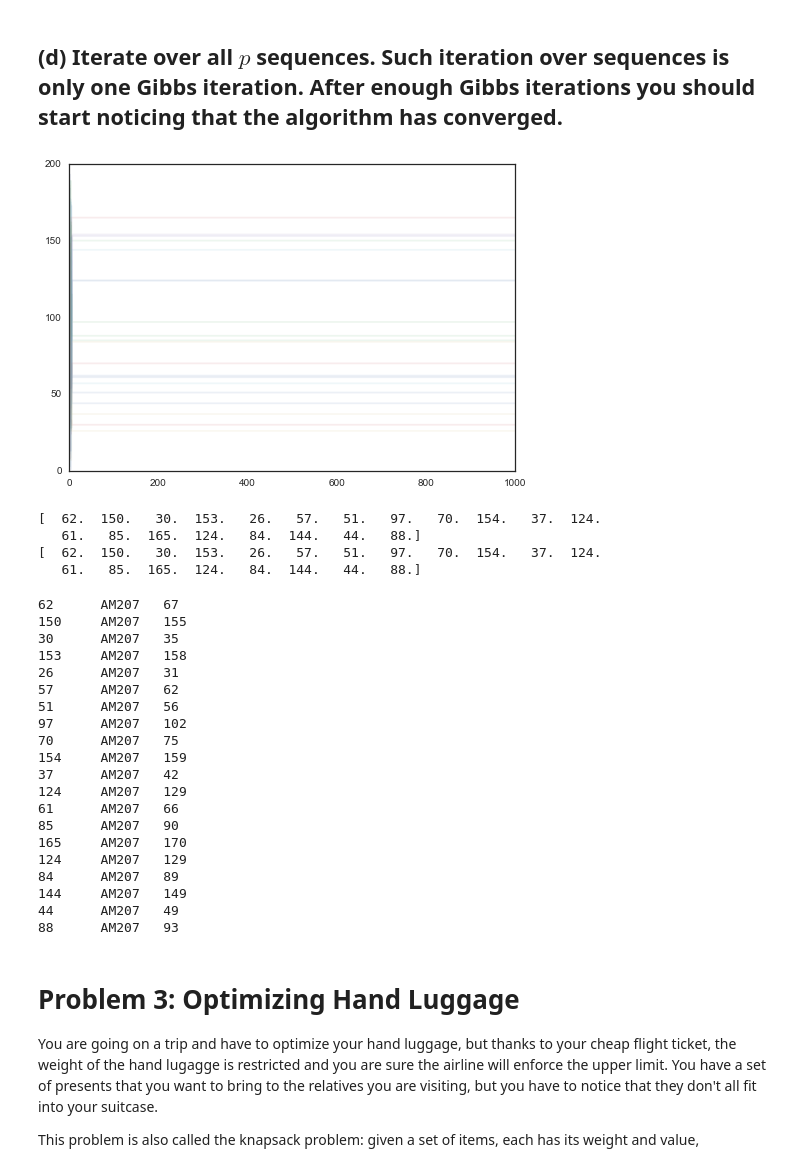
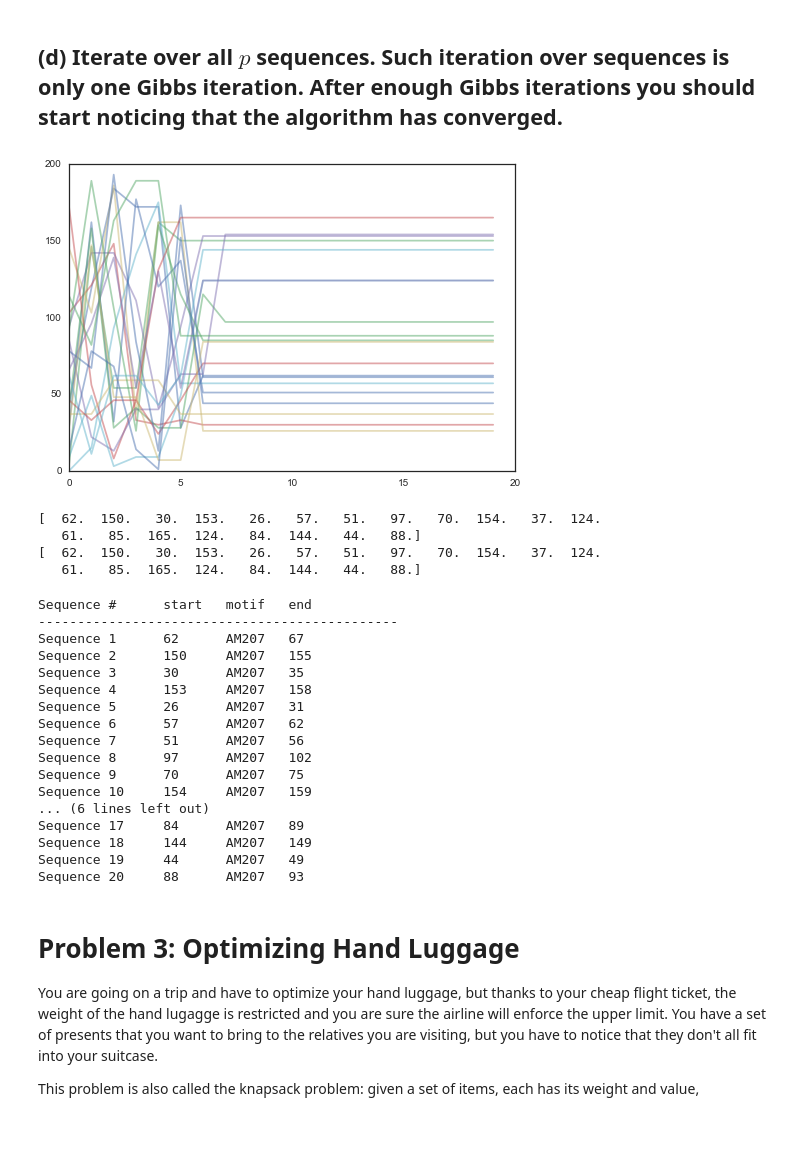
Before and after one commit to jeewon-hwang/AM207_homework_2016, a Jupyter notebook: AM207_JeewonHwang_HW3.ipynb, the cells around one changed output. Cells and saved outputs as stored; diff of their text form; code cells hidden in the pictures; blank space fills up the shorter version.

```diff
--- a/AM207_JeewonHwang_HW3.ipynb
+++ b/AM207_JeewonHwang_HW3.ipynb
@@ -462,10 +462,10 @@ for iteration in range(N):
     gibbs_samples_trace[iteration, :] = starting_positions
 # %%
 for i in range(p):
-    plt.plot(gibbs_samples_trace[:, i], alpha=0.1)
+    plt.plot(gibbs_samples_trace[:20, i], alpha=0.5)
 plt.show()
 # %% [output]
-[figure, old version]
+[figure, new version]
 # %%
 print gibbs_samples_trace[999, :]
 print gibbs_samples_trace[998, :]
@@ -475,31 +475,30 @@ print gibbs_samples_trace[998, :]
 [  62.  150.   30.  153.   26.   57.   51.   97.   70.  154.   37.  124.
    61.   85.  165.  124.   84.  144.   44.   88.]
 # %%
+print 'Sequence #', '\t', 'start', '  motif  ', 'end'
+print '----------------------------------------------'
 for i in range(p):
     start_pos = starting_positions[i]
     tmp_motif = sequence_data[i][start_pos:start_pos+5]
-    print start_pos,'\t', tmp_motif, '\t', start_pos+5
+    print 'Sequence %i'%(i+1), '\t', start_pos,'\t', tmp_motif, '\t', start_pos+5
 # %% [output]
-62      AM207   67
-150     AM207   155
-30      AM207   35
-153     AM207   158
-26      AM207   31
-57      AM207   62
-51      AM207   56
-97      AM207   102
-70      AM207   75
-154     AM207   159
-37      AM207   42
-124     AM207   129
-61      AM207   66
-85      AM207   90
-165     AM207   170
-124     AM207   129
-84      AM207   89
-144     AM207   149
-44      AM207   49
-88      AM207   93
+Sequence #      start   motif   end
+----------------------------------------------
+Sequence 1      62      AM207   67
+Sequence 2      150     AM207   155
+Sequence 3      30      AM207   35
+Sequence 4      153     AM207   158
+Sequence 5      26      AM207   31
+Sequence 6      57      AM207   62
+Sequence 7      51      AM207   56
+Sequence 8      97      AM207   102
+Sequence 9      70      AM207   75
+Sequence 10     154     AM207   159
+... (6 lines left out)
+Sequence 17     84      AM207   89
+Sequence 18     144     AM207   149
+Sequence 19     44      AM207   49
+Sequence 20     88      AM207   93
 # %% [markdown]
 # Problem 3: Optimizing Hand Luggage
 
```
Also changed, not shown: parts of 15 cells of this notebook.
